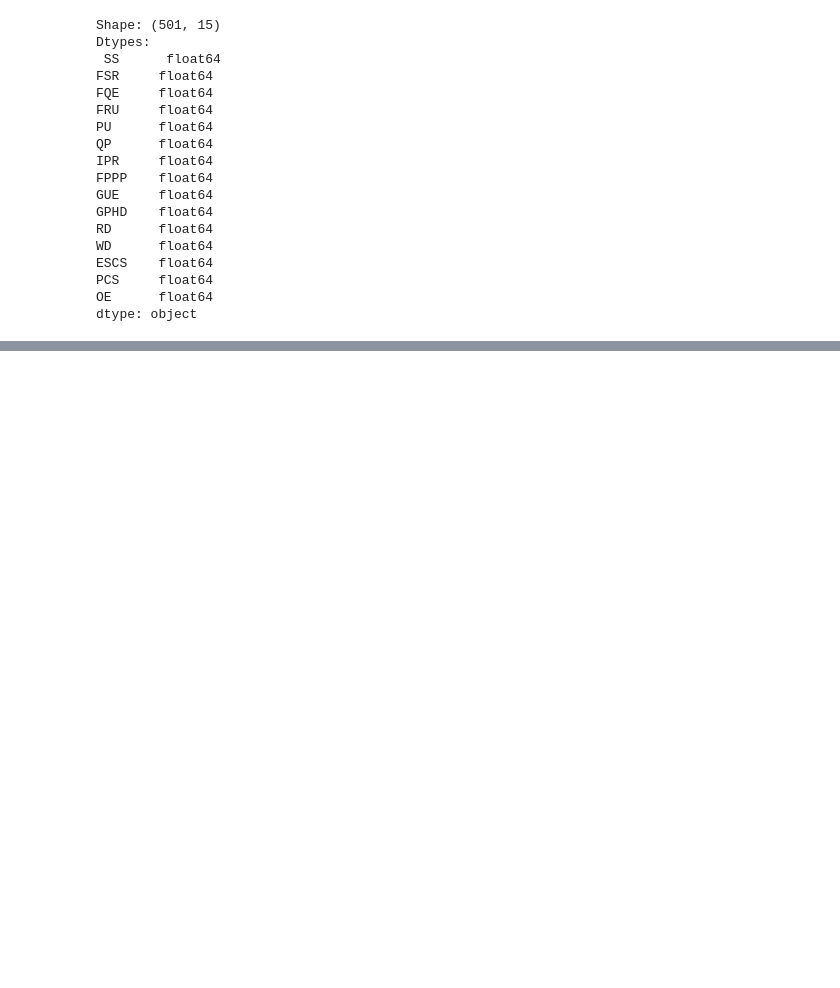
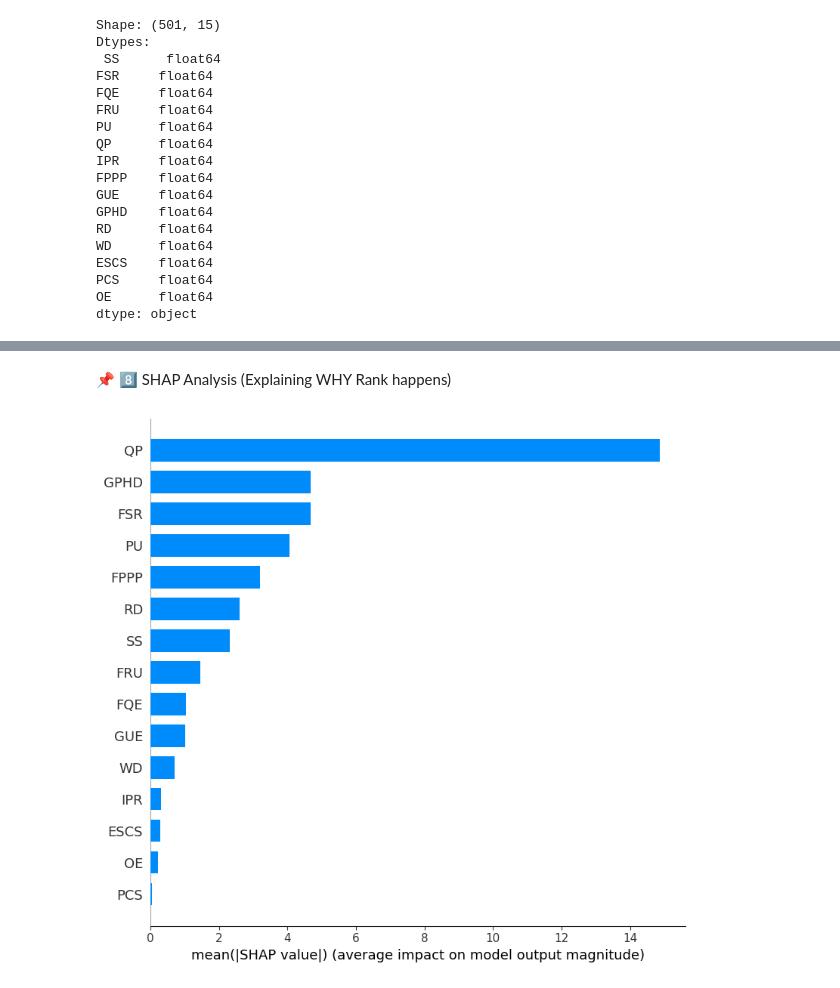
Before and after one commit to Valenshivansh/RankXplain, a Jupyter notebook: notebooks/model_three.ipynb, the cells around one changed output, grey strips where cells are left out. Saved outputs shown, nothing was run; the diff lists cells and outputs as text; code cells hidden in the pictures; blank space fills up the shorter version.

```diff
--- a/notebooks/model_three.ipynb
+++ b/notebooks/model_three.ipynb
@@ -175,0 +152,9 @@ joblib.dump(scaler, "../models/nirf_scaler.pk")
+# %% [markdown]
+📌 8️⃣ SHAP Analysis (Explaining WHY Rank happens)
+# %%
+explainer = shap.Explainer(best_model)
+shap_values = explainer(X_scaled)
+
+shap.summary_plot(shap_values, X, plot_type="bar")
+# %% [output]
+[figure, added]
```
Also changed, not shown: parts of 15 cells of this notebook, 2 other files.
